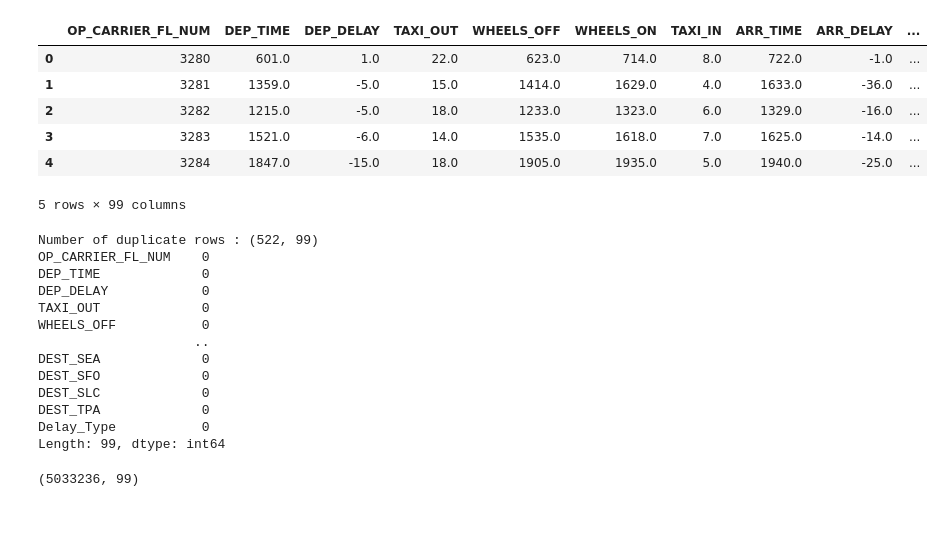
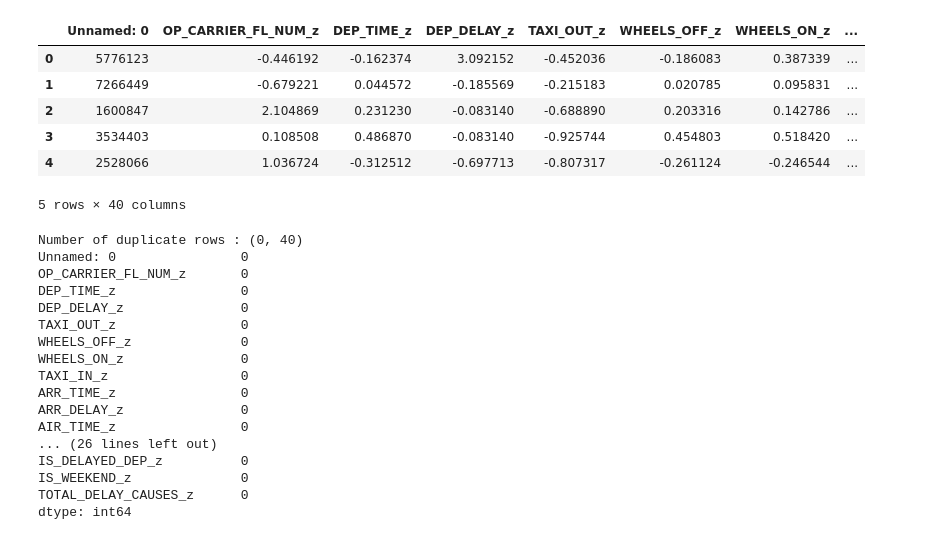
Before and after one commit to IT24102978/AIML-2025-Y2-S1-MLB-B11G1-04, a Jupyter notebook: notebooks/IT24102979_Dimensionality Reduction (PCA).ipynb, the cells around one changed output. Cells and saved outputs as stored; diff of their text form; code cells hidden in the pictures.

```diff
--- a/notebooks/IT24102979_Dimensionality Reduction (PCA).ipynb
+++ b/notebooks/IT24102979_Dimensionality Reduction (PCA).ipynb
@@ -1,49 +1,49 @@
 # %%
 import pandas as pd
 import numpy as np
 import seaborn as sns
 import matplotlib.pyplot as plt
 %matplotlib inline
 sns.set(color_codes = True)
 from sklearn.model_selection import train_test_split
 from sklearn.preprocessing import StandardScaler
 
 #Load the Dataset
-df = pd.read_csv("updated_flight_delays.csv")
+df = pd.read_csv("scaled_features.csv")
 
 display(df.head())
 
 #check duplicates
 duplicate_rows_df = df[df.duplicated()]
 print("Number of duplicate rows :", duplicate_rows_df.shape)
 
 df = df.drop_duplicates()
 df.head()
 
 #Check Missing or Null values
 print(df.isnull().sum())
 # %% [output]
-|  | OP_CARRIER_FL_NUM | DEP_TIME | DEP_DELAY | TAXI_OUT | WHEELS_OFF | WHEELS_ON | TAXI_IN | ARR_TIME | ARR_DELAY | ... |
-| 0 | 3280 | 601.0 | 1.0 | 22.0 | 623.0 | 714.0 | 8.0 | 722.0 | -1.0 | ... |
-| 1 | 3281 | 1359.0 | -5.0 | 15.0 | 1414.0 | 1629.0 | 4.0 | 1633.0 | -36.0 | ... |
-| 2 | 3282 | 1215.0 | -5.0 | 18.0 | 1233.0 | 1323.0 | 6.0 | 1329.0 | -16.0 | ... |
-| 3 | 3283 | 1521.0 | -6.0 | 14.0 | 1535.0 | 1618.0 | 7.0 | 1625.0 | -14.0 | ... |
-| 4 | 3284 | 1847.0 | -15.0 | 18.0 | 1905.0 | 1935.0 | 5.0 | 1940.0 | -25.0 | ... |
+|  | Unnamed: 0 | OP_CARRIER_FL_NUM_z | DEP_TIME_z | DEP_DELAY_z | TAXI_OUT_z | WHEELS_OFF_z | WHEELS_ON_z | ... |
+| 0 | 5776123 | -0.446192 | -0.162374 | 3.092152 | -0.452036 | -0.186083 | 0.387339 | ... |
+| 1 | 7266449 | -0.679221 | 0.044572 | -0.185569 | -0.215183 | 0.020785 | 0.095831 | ... |
+| 2 | 1600847 | 2.104869 | 0.231230 | -0.083140 | -0.688890 | 0.203316 | 0.142786 | ... |
+| 3 | 3534403 | 0.108508 | 0.486870 | -0.083140 | -0.925744 | 0.454803 | 0.518420 | ... |
+| 4 | 2528066 | 1.036724 | -0.312512 | -0.697713 | -0.807317 | -0.261124 | -0.246544 | ... |
-5 rows × 99 columns
+5 rows × 40 columns
-Number of duplicate rows : (522, 99)
-OP_CARRIER_FL_NUM    0
-DEP_TIME             0
-DEP_DELAY            0
-TAXI_OUT             0
-WHEELS_OFF           0
-                    ..
-DEST_SEA             0
-DEST_SFO             0
-DEST_SLC             0
-DEST_TPA             0
-Delay_Type           0
-Length: 99, dtype: int64
+Number of duplicate rows : (0, 40)
+Unnamed: 0                0
+OP_CARRIER_FL_NUM_z       0
+DEP_TIME_z                0
+DEP_DELAY_z               0
+TAXI_OUT_z                0
+WHEELS_OFF_z              0
+WHEELS_ON_z               0
+TAXI_IN_z                 0
+ARR_TIME_z                0
+ARR_DELAY_z               0
+AIR_TIME_z                0
+... (26 lines left out)
+IS_DELAYED_DEP_z          0
+IS_WEEKEND_z              0
+TOTAL_DELAY_CAUSES_z      0
+dtype: int64
-# %%
-df.shape
-# %% [output]
-(5033236, 99)
```
Also changed, not shown: parts of 9 cells of this notebook.
